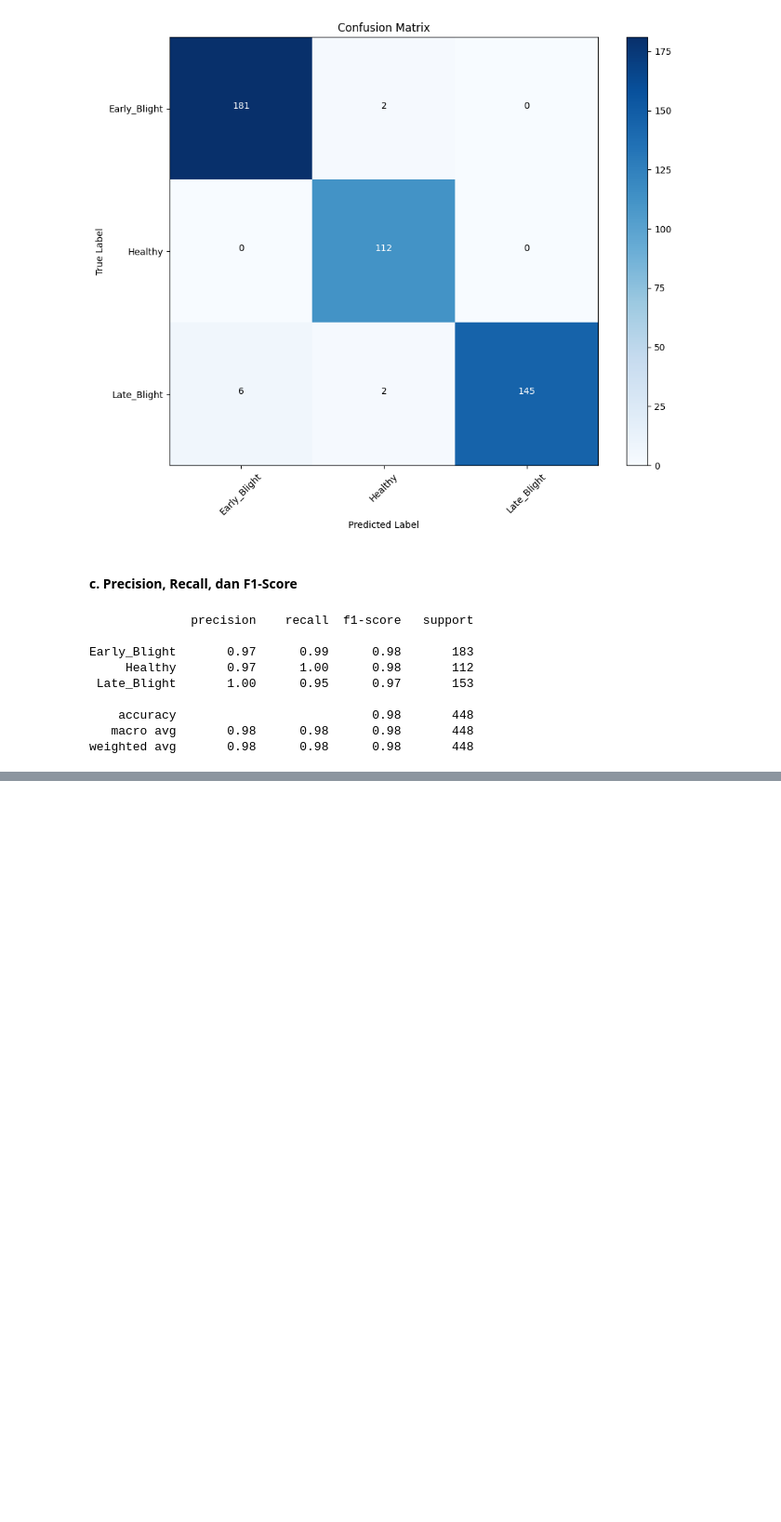
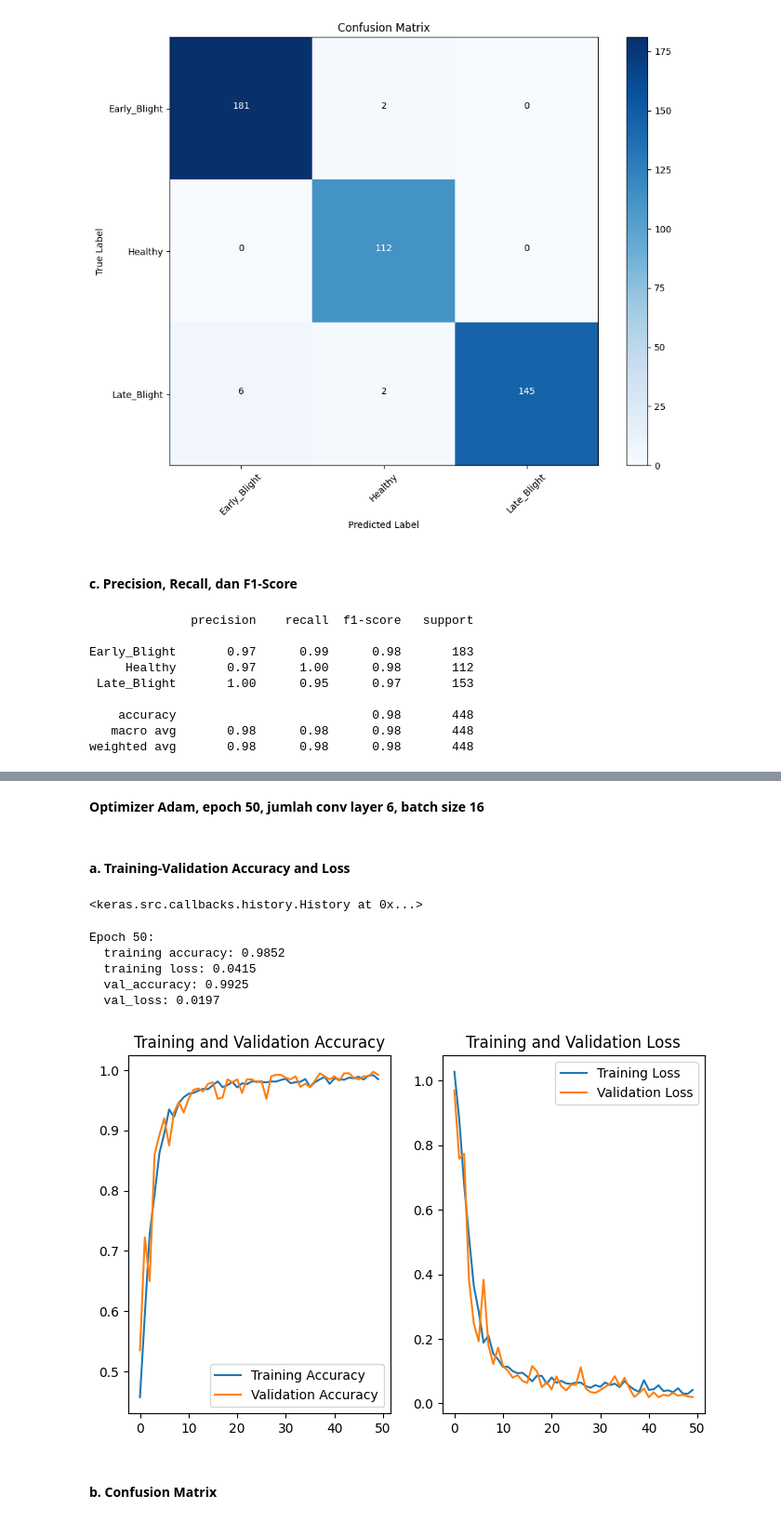
Before and after one commit to drewjd27/CNN-potato-disease-classification, a Jupyter notebook: model-development/training.ipynb, the cells around one changed output, grey strips where cells are left out. Shown at 93% size. Drawn from its saved outputs; the diff is of its cells as text; code cells hidden in the pictures; blank space fills up the shorter version.

Commit message:
best model exported

```diff
--- a/model-development/training.ipynb
+++ b/model-development/training.ipynb
@@ -2738,0 +2829,14 @@ Berdasarkan evaluasi pada model creation tahap I, peneliti memperhatikan bahwa m
+# %%
+model_cnn_m.compile(
+    optimizer = 'adam',
+    loss = tf.keras.losses.SparseCategoricalCrossentropy(from_logits=False),
+    metrics = ['accuracy']
+)
+# %%
+history_m = model_cnn_m.fit(
+    train_ds_16,
+    batch_size = BATCH_SIZE_16,
+    validation_data = val_ds_16,
+    epochs = EPOCH_50,
+    verbose = 1
+)
@@ -2738,0 +2948,47 @@ Berdasarkan evaluasi pada model creation tahap I, peneliti memperhatikan bahwa m
+# %% [markdown]
+**Optimizer Adam, epoch 50, jumlah conv layer 6, batch size 16**
+# %% [markdown]
+#### a. Training-Validation Accuracy and Loss
+# %%
+history_m
+# %% [output]
+<keras.src.callbacks.history.History at 0x...>
+# %%
+for i in range(-1, 0):  # Last epoch
+    print(f"Epoch {i+len(history_m.history['loss'])+1}:")
+    print(f"  training accuracy: {history_m.history['accuracy'][i]:.4f}")
+    print(f"  training loss: {history_m.history['loss'][i]:.4f}")
+    print(f"  val_accuracy: {history_m.history['val_accuracy'][i]:.4f}")
+    print(f"  val_loss: {history_m.history['val_loss'][i]:.4f}")
+    print()
+# %% [output]
+Epoch 50:
+  training accuracy: 0.9852
+  training loss: 0.0415
+  val_accuracy: 0.9925
+  val_loss: 0.0197
+# %%
+acc_model_m = history_m.history['accuracy']
+val_acc_model_m = history_m.history['val_accuracy']
+
+loss_model_m = history_m.history['loss']
+val_loss_model_m = history_m.history['val_loss']
+# %%
+fig_trainVal_acc_m = plt.figure(figsize=(8, 5))
+plt.subplot(1, 2, 1)
+plt.plot(range(EPOCH_50), acc_model_m, label='Training Accuracy')
+plt.plot(range(EPOCH_50), val_acc_model_m, label='Validation Accuracy')
+plt.legend(loc='lower right')
+plt.title('Training and Validation Accuracy')
+
+plt.subplot(1, 2, 2)
+plt.plot(range(EPOCH_50), loss_model_m, label='Training Loss')
+plt.plot(range(EPOCH_50), val_loss_model_m, label='Validation Loss')
+plt.legend(loc='upper right')
+plt.title('Training and Validation Loss')
+plt.show()
+fig_trainVal_acc_m.savefig('train_val_acc_m.png', dpi=300)
+# %% [output]
+[figure, added]
+# %% [markdown]
+#### b. Confusion Matrix
```
Also changed, not shown: parts of 50 cells of this notebook, 14 other files.
